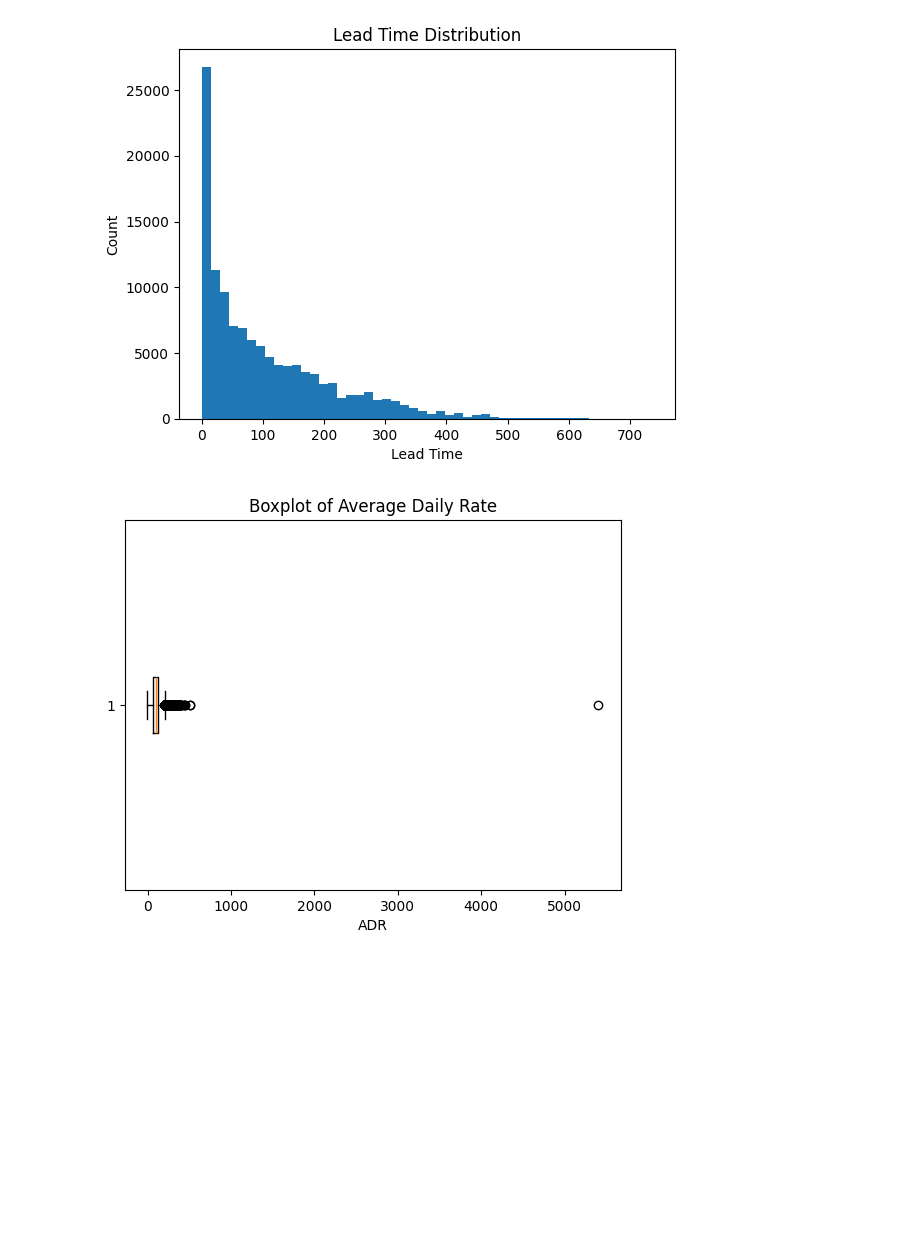
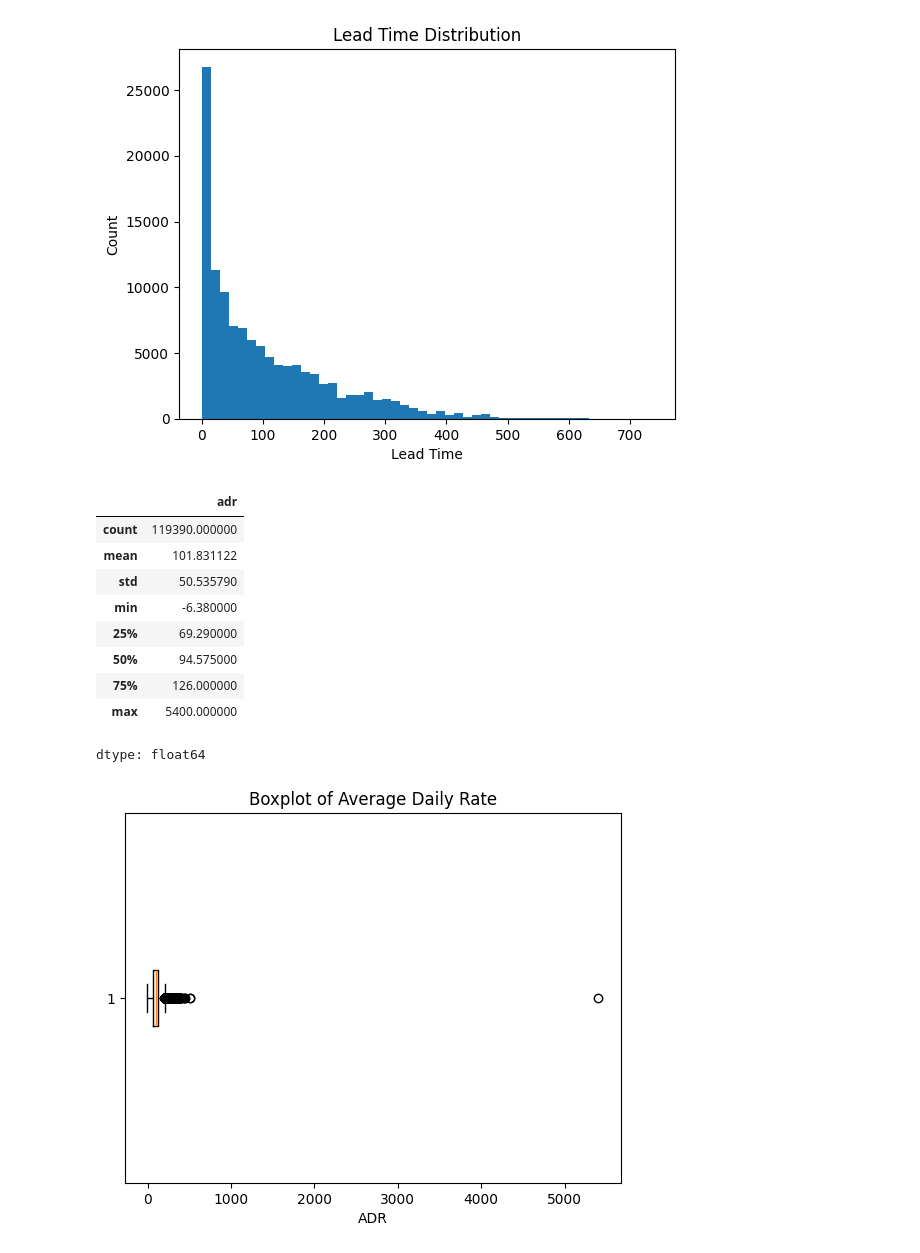
Before and after one commit to nalqnarik/Qnarik_Naltakyan_mid_term, a Jupyter notebook: EDA.ipynb, the cells around one changed output. Cells and saved outputs as stored; diff of their text form; code cells hidden in the pictures; blank space fills up the shorter version.

```diff
--- a/EDA.ipynb
+++ b/EDA.ipynb
@@ -170,5 +177,21 @@ plt.show()
 # %% [output]
 [figure]
+# %%
+df["adr"].describe()
+
+#adr-ը average daily rate
+#Տեսնում ենք որ կան բացասական գնահատումներ ինչպես նաև չափազանց մեծ:
+# %% [output]
+|  | adr |
+| count | 119390.000000 |
+| mean | 101.831122 |
+| std | 50.535790 |
+| min | -6.380000 |
+| 25% | 69.290000 |
+| 50% | 94.575000 |
+| 75% | 126.000000 |
+| max | 5400.000000 |
+dtype: float64
 # %%
 plt.boxplot(df["adr"], vert=False)
 plt.xlabel("ADR")
```
Also changed, not shown: parts of 15 cells of this notebook.
